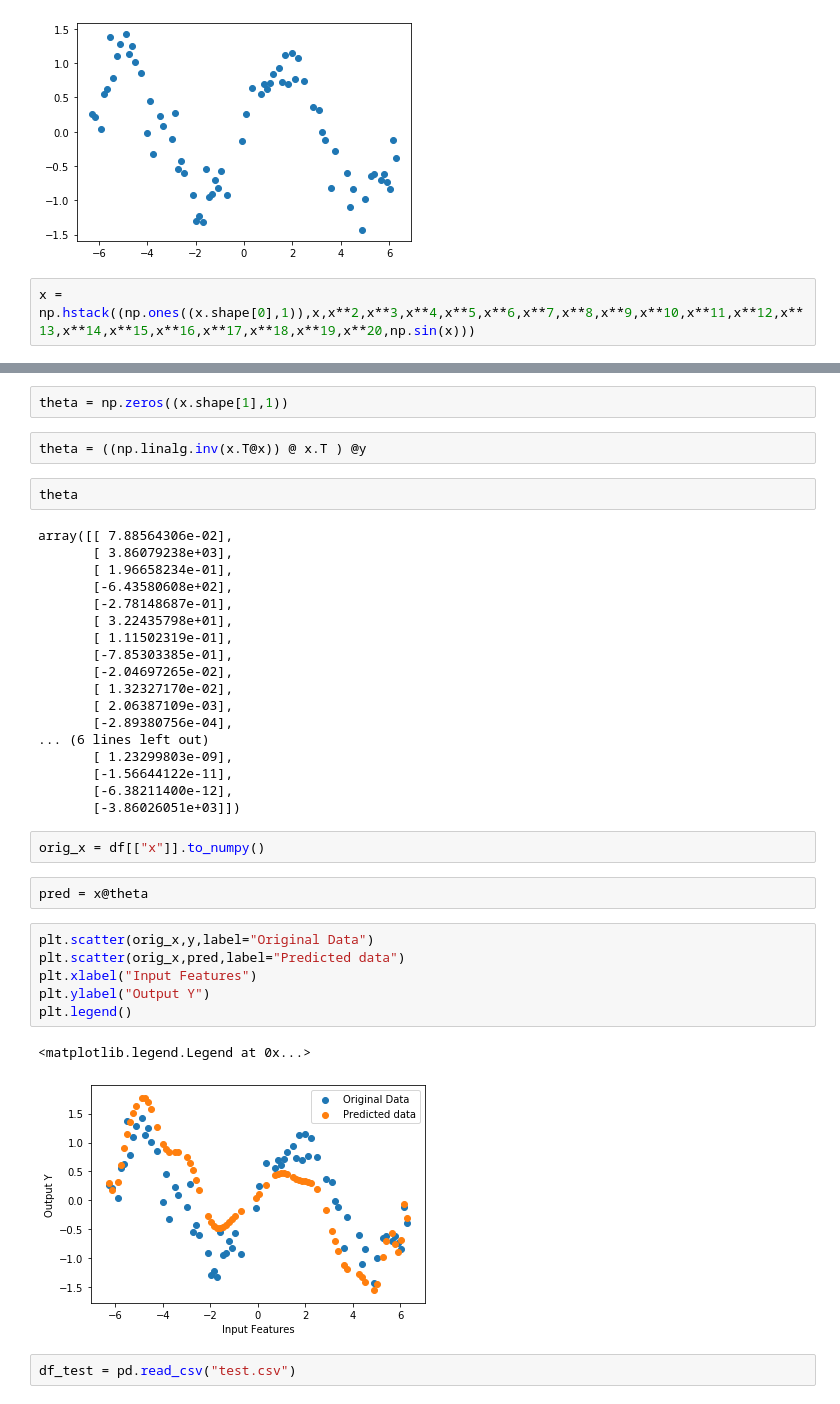
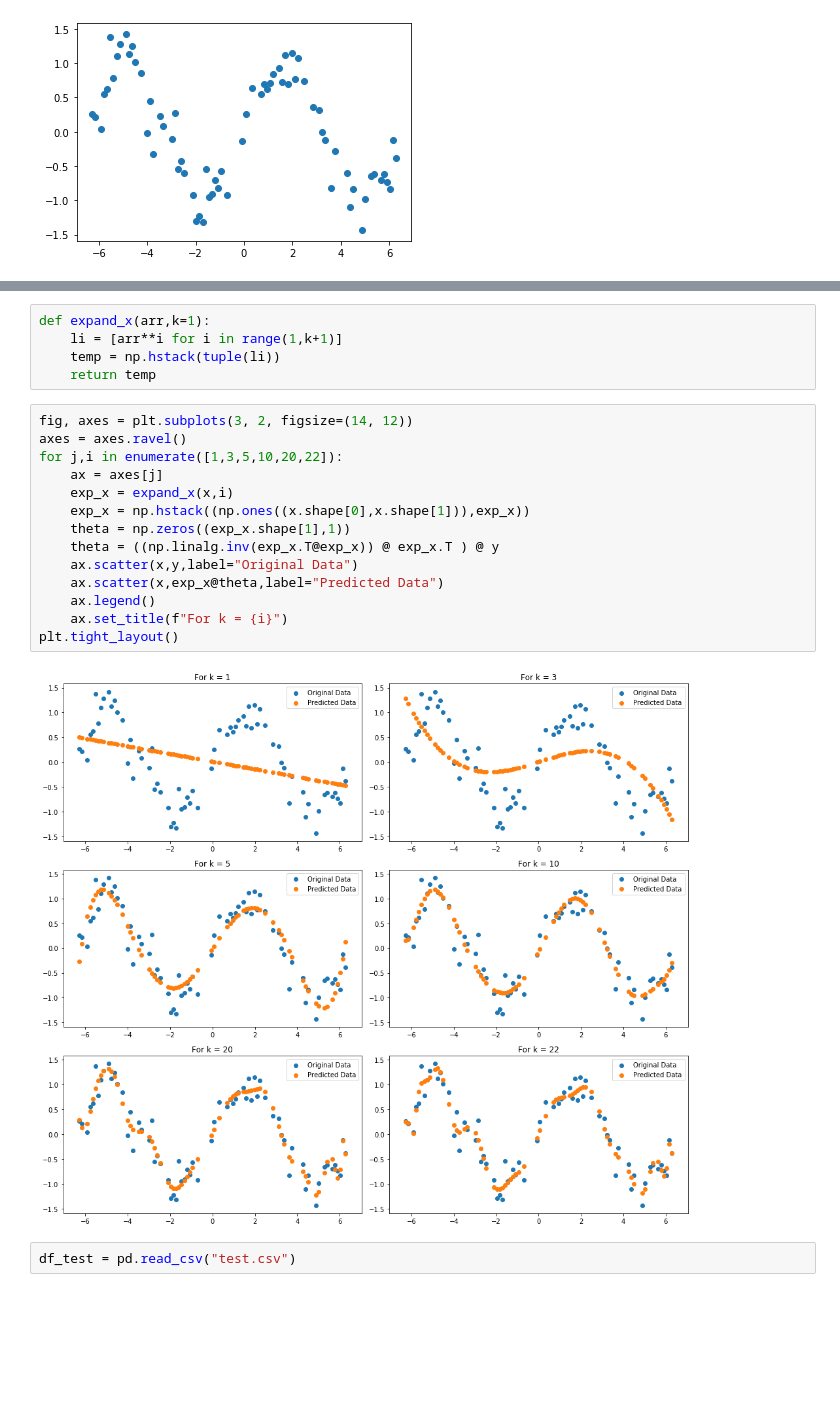
Before and after one commit to sagar27012001/CS229, a Jupyter notebook: Linear-regression.ipynb, the cells around one changed output, grey strips where cells are left out. Saved outputs shown, nothing was run; the diff lists cells and outputs as text; blank space fills up the shorter version.

```diff
--- a/Linear-regression.ipynb
+++ b/Linear-regression.ipynb
@@ -40,5 +40,3 @@ plt.scatter(x,y)
 # %% [output]
 <matplotlib.collections.PathCollection at 0x...>
 [figure]
-# %%
-x = np.hstack((np.ones((x.shape[0],1)),x,x**2,x**3,x**4,x**5,x**6,x**7,x**8,x**9,x**10,x**11,x**12,x**13,x**14,x**15,x**16,x**17,x**18,x**19,x**20,np.sin(x)))
@@ -58,40 +43,24 @@ x.shape
-# %%
-theta = np.zeros((x.shape[1],1))
-# %%
-theta = ((np.linalg.inv(x.T@x)) @ x.T ) @y
-# %%
-theta
-# %% [output]
-array([[ 7.88564306e-02],
-       [ 3.86079238e+03],
-       [ 1.96658234e-01],
-       [-6.43580608e+02],
-       [-2.78148687e-01],
-       [ 3.22435798e+01],
-       [ 1.11502319e-01],
-       [-7.85303385e-01],
-       [-2.04697265e-02],
-       [ 1.32327170e-02],
-       [ 2.06387109e-03],
-       [-2.89380756e-04],
-... (6 lines left out)
-       [ 1.23299803e-09],
-       [-1.56644122e-11],
-       [-6.38211400e-12],
-       [-3.86026051e+03]])
-# %%
-orig_x = df[["x"]].to_numpy()
-# %%
-pred = x@theta
-# %%
-plt.scatter(orig_x,y,label="Original Data")
-plt.scatter(orig_x,pred,label="Predicted data")
-plt.xlabel("Input Features")
-plt.ylabel("Output Y")
-plt.legend()
-# %% [output]
-<matplotlib.legend.Legend at 0x...>
-[figure, removed]
+# %%
+def expand_x(arr,k=1):
+    li = [arr**i for i in range(1,k+1)]
+    temp = np.hstack(tuple(li))
+    return temp
+# %%
+fig, axes = plt.subplots(3, 2, figsize=(14, 12))
+axes = axes.ravel()
+for j,i in enumerate([1,3,5,10,20,22]):
+    ax = axes[j]
+    exp_x = expand_x(x,i)
+    exp_x = np.hstack((np.ones((x.shape[0],x.shape[1])),exp_x))
+    theta = np.zeros((exp_x.shape[1],1))
+    theta = ((np.linalg.inv(exp_x.T@exp_x)) @ exp_x.T ) @ y
+    ax.scatter(x,y,label="Original Data")
+    ax.scatter(x,exp_x@theta,label="Predicted Data")
+    ax.legend()
+    ax.set_title(f"For k = {i}")
+plt.tight_layout()
+# %% [output]
+[figure, added]
 # %%
 df_test = pd.read_csv("test.csv")
 # %%
```
Also changed, not shown: parts of 5 cells of this notebook.
